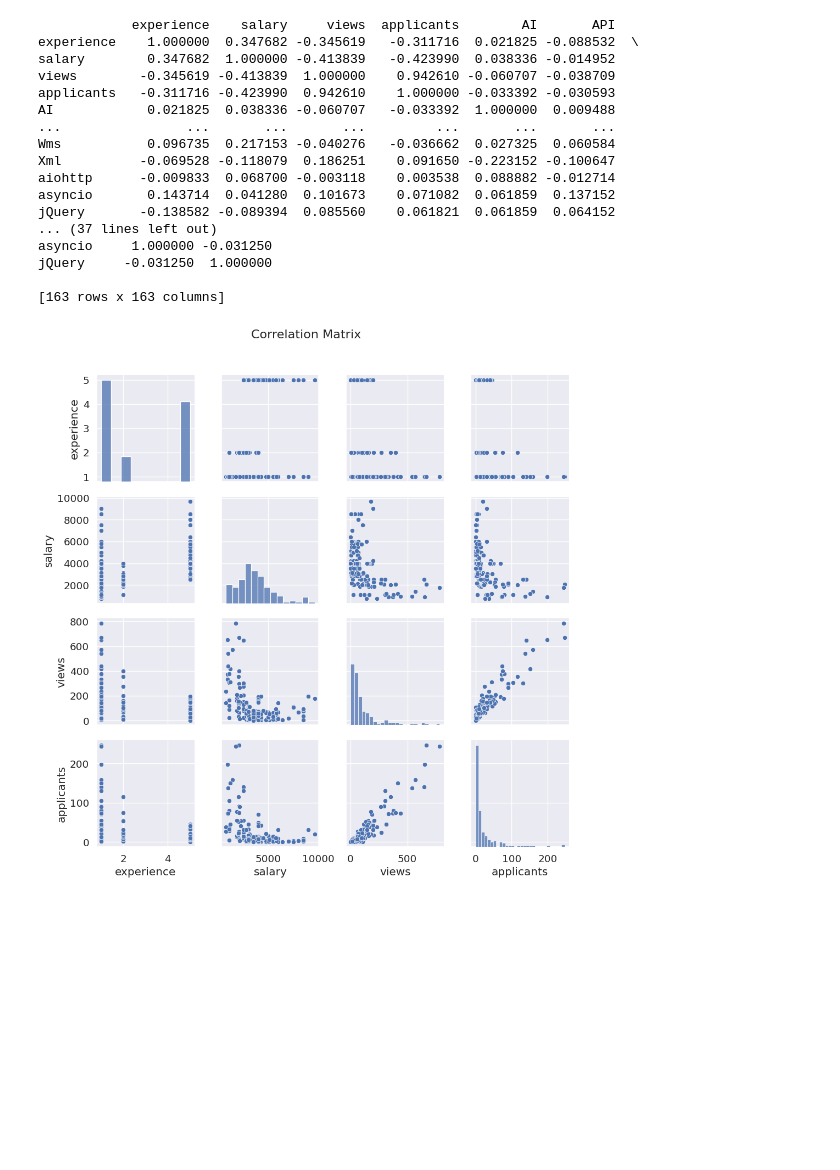
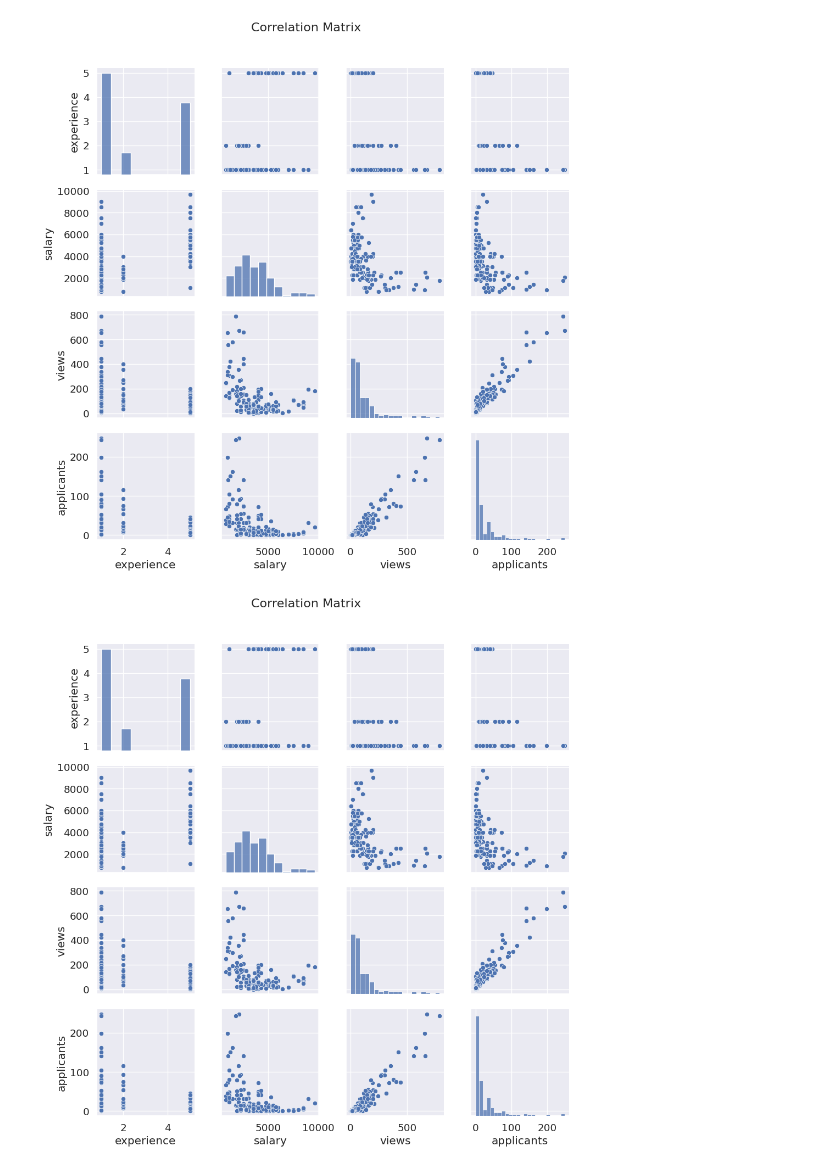
Before and after one commit to SergiiMachulin/djinni-technologies-statistics, a Jupyter notebook: vacancies_analysis.ipynb, the cells around one changed output. Drawn from its saved outputs; the diff is of its cells as text; code cells hidden in the pictures; blank space fills up the shorter version.

```diff
--- a/vacancies_analysis.ipynb
+++ b/vacancies_analysis.ipynb
@@ -34,7 +34,11 @@ for file, (title, color) in files.items():
     plt.yticks(fontsize=16)
     plt.xlabel("")
     plt.tight_layout()
-    image_path = os.path.join(output_dir, "bar", f"{title}-{today}.png")
+    image_path = os.path.join(
+        output_dir,
+        "bar",
+        f"{file.split('.')[0]}-{today}.png"
+    )
     os.makedirs(os.path.dirname(image_path), exist_ok=True)
     plt.savefig(image_path, dpi=199, bbox_inches="tight")
     plt.show()
@@ -84,51 +93,42 @@ plt.show()
 # %%
 df = pd.read_json("vacancies_all.jl", lines=True)
 df = df.dropna(subset=["title", "technologies", "salary", "views", "applicants"])
 
 def extract_experience(title):
     if re.search(r"\bSenior\b", title, re.I):
         return 5
     elif re.search(r"\bMiddle\b", title, re.I):
         return 2
     else:
         return 1
 
 df["experience"] = df["title"].apply(extract_experience)
 technologies = df["technologies"].str.join("|").str.get_dummies()
 df = pd.concat([df, technologies], axis=1)
-correlation = df[["experience", "salary", "views", "applicants"] + list(technologies.columns)].corr()
-print(correlation)
+correlation = df[
+    ["experience", "salary", "views", "applicants"]
+    + list(technologies.columns)
+].corr()
+# print(correlation)
 
 sns.set(font_scale=1.2)
 pairplot = sns.pairplot(
     df,
     vars=["experience", "salary", "views", "applicants"],
     kind="scatter"
 )
 pairplot.fig.suptitle("Correlation Matrix", y=1.02, fontsize=16)
 plt.tight_layout()
 
-image_path = os.path.join(output_dir, "pairplot", f"pairplot-{today}.png")
+image_path = os.path.join(
+    output_dir,
+    "pairplot",
+    f"correlation_matrix-{today}.png"
+)
 os.makedirs(os.path.dirname(image_path), exist_ok=True)
 pairplot.savefig(image_path)
 
 plt.show()
 # %% [output]
-            experience    salary     views  applicants        AI       API
-experience    1.000000  0.347682 -0.345619   -0.311716  0.021825 -0.088532  \
-salary        0.347682  1.000000 -0.413839   -0.423990  0.038336 -0.014952
-views        -0.345619 -0.413839  1.000000    0.942610 -0.060707 -0.038709
-applicants   -0.311716 -0.423990  0.942610    1.000000 -0.033392 -0.030593
-AI            0.021825  0.038336 -0.060707   -0.033392  1.000000  0.009488
-...                ...       ...       ...         ...       ...       ...
-Wms           0.096735  0.217153 -0.040276   -0.036662  0.027325  0.060584
-Xml          -0.069528 -0.118079  0.186251    0.091650 -0.223152 -0.100647
-aiohttp      -0.009833  0.068700 -0.003118    0.003538  0.088882 -0.012714
-asyncio       0.143714  0.041280  0.101673    0.071082  0.061859  0.137152
-jQuery       -0.138582 -0.089394  0.085560    0.061821  0.061859  0.064152
-... (37 lines left out)
-asyncio     1.000000 -0.031250
-jQuery     -0.031250  1.000000
-
-[163 rows x 163 columns]
-[figure, old version]
+[figure, new version]
+[figure, added]
```
Also changed, not shown: parts of 2 cells of this notebook, 1 other file.
